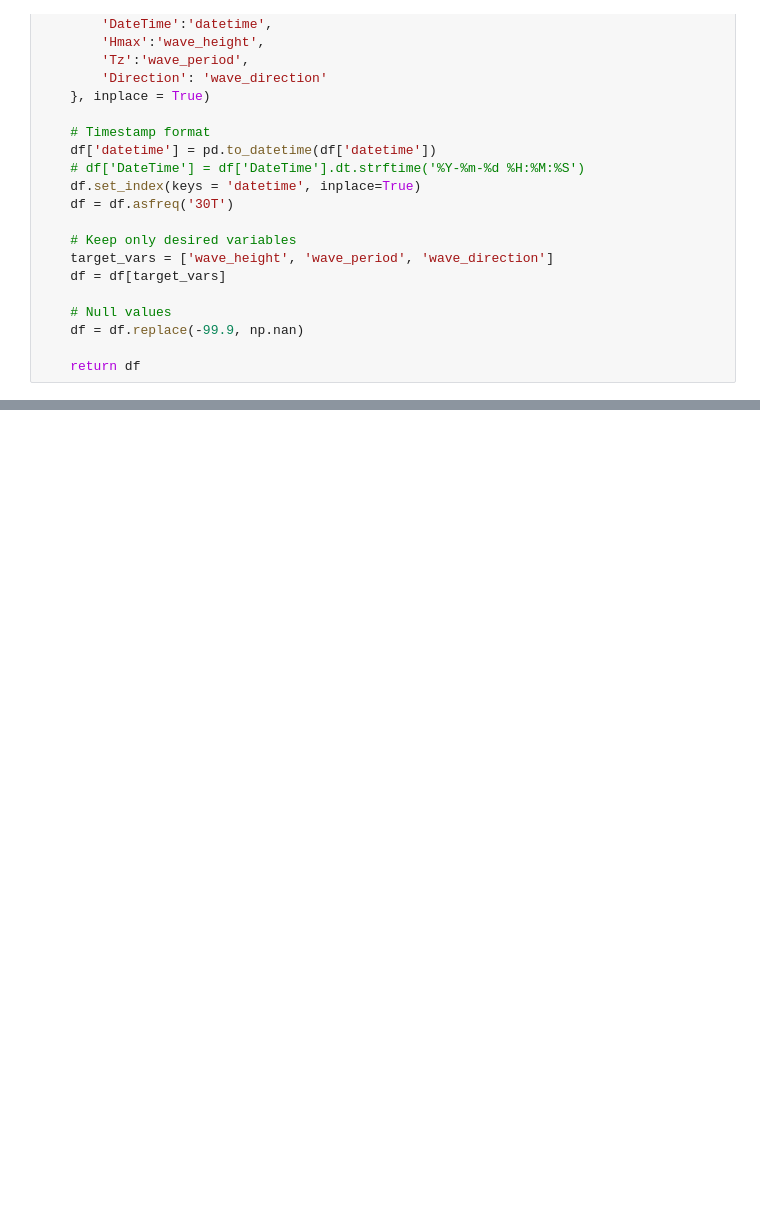
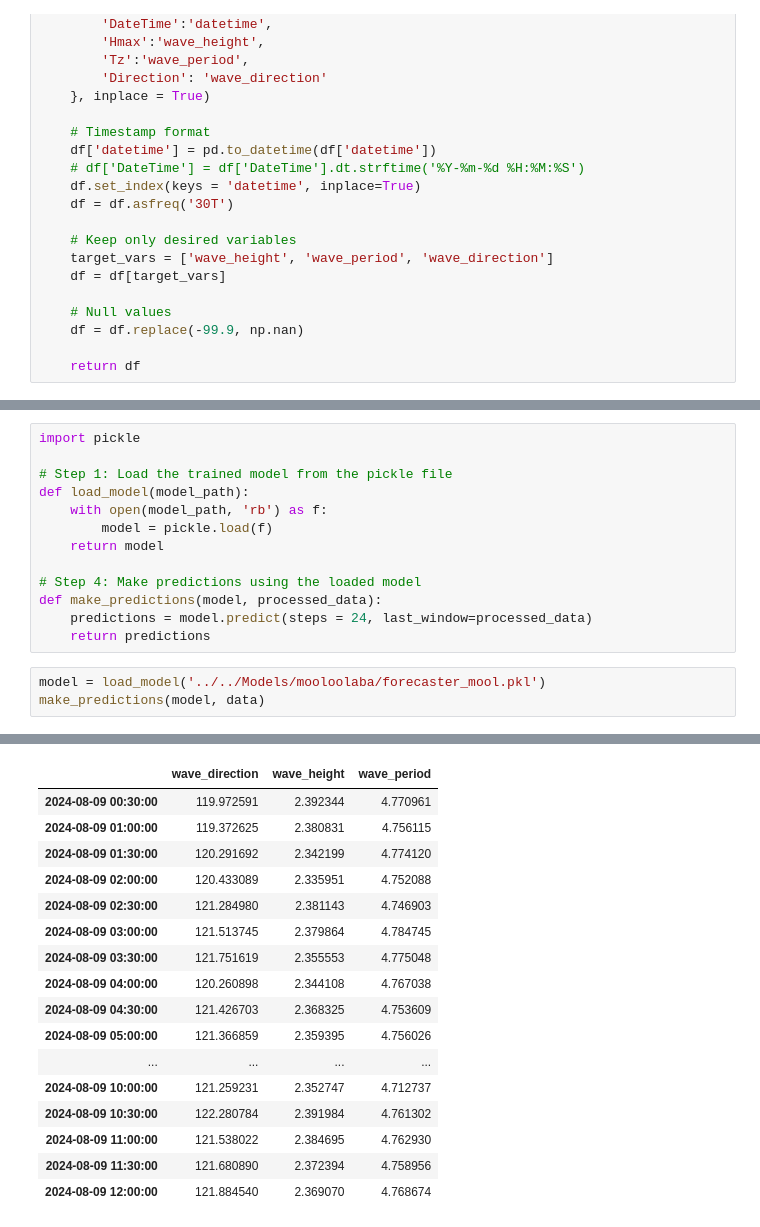
Before and after one commit to AlvaroCorrales/wave-height-app, a Jupyter notebook: Notebooks/Mooloolaba/Data API requests.ipynb, the cells around one changed output, grey strips where cells are left out. Saved outputs shown, nothing was run; the diff lists cells and outputs as text; blank space fills up the shorter version.

```diff
--- a/Notebooks/Mooloolaba/Data API requests.ipynb
+++ b/Notebooks/Mooloolaba/Data API requests.ipynb
@@ -158,0 +161,17 @@ data
+# %%
+import pickle
+
+# Step 1: Load the trained model from the pickle file
+def load_model(model_path):
+    with open(model_path, 'rb') as f:
+        model = pickle.load(f)
+    return model
+
+# Step 4: Make predictions using the loaded model
+def make_predictions(model, processed_data):
+    predictions = model.predict(steps = 24, last_window=processed_data)
+    return predictions
+# %%
+model = load_model('../../Models/mooloolaba/forecaster_mool.pkl')
+make_predictions(model, data)
+# %% [output]
@@ -158,0 +197,17 @@ data
+|  | wave_direction | wave_height | wave_period |
+| 2024-08-09 00:30:00 | 119.972591 | 2.392344 | 4.770961 |
+| 2024-08-09 01:00:00 | 119.372625 | 2.380831 | 4.756115 |
+| 2024-08-09 01:30:00 | 120.291692 | 2.342199 | 4.774120 |
+| 2024-08-09 02:00:00 | 120.433089 | 2.335951 | 4.752088 |
+| 2024-08-09 02:30:00 | 121.284980 | 2.381143 | 4.746903 |
+| 2024-08-09 03:00:00 | 121.513745 | 2.379864 | 4.784745 |
+| 2024-08-09 03:30:00 | 121.751619 | 2.355553 | 4.775048 |
+| 2024-08-09 04:00:00 | 120.260898 | 2.344108 | 4.767038 |
+| 2024-08-09 04:30:00 | 121.426703 | 2.368325 | 4.753609 |
+| 2024-08-09 05:00:00 | 121.366859 | 2.359395 | 4.756026 |
+| ... | ... | ... | ... |
+| 2024-08-09 10:00:00 | 121.259231 | 2.352747 | 4.712737 |
+| 2024-08-09 10:30:00 | 122.280784 | 2.391984 | 4.761302 |
+| 2024-08-09 11:00:00 | 121.538022 | 2.384695 | 4.762930 |
+| 2024-08-09 11:30:00 | 121.680890 | 2.372394 | 4.758956 |
+| 2024-08-09 12:00:00 | 121.884540 | 2.369070 | 4.768674 |
```
Also changed, not shown: parts of 5 cells of this notebook.
